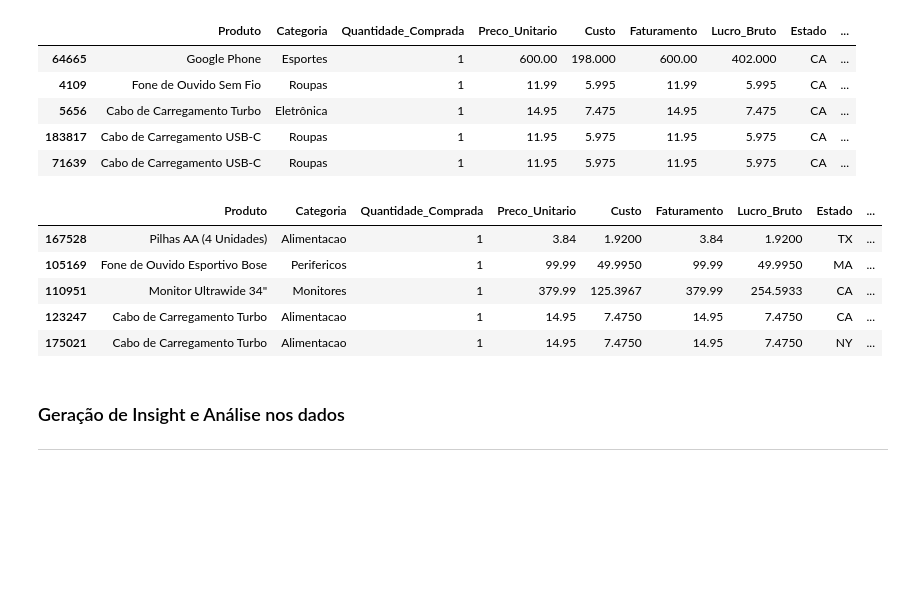
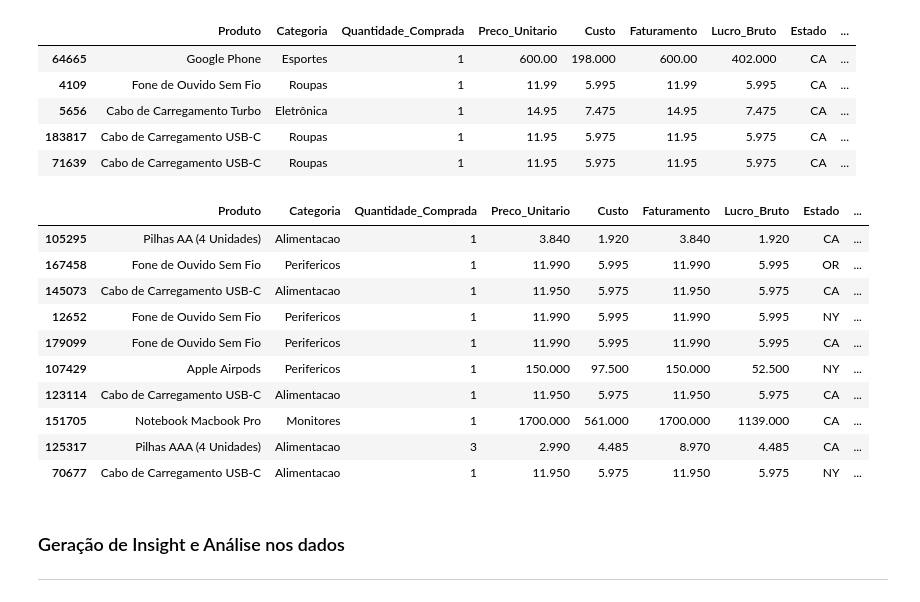
Before and after one commit to alyssonmontovanelli/analise_Previsao_Vendas_varejo, a Jupyter notebook: EDA/02_Analise_Exploratoria.ipynb, the cells around one changed output. Saved outputs shown, nothing was run; the diff lists cells and outputs as text; code cells hidden in the pictures; blank space fills up the shorter version.

```diff
--- a/EDA/02_Analise_Exploratoria.ipynb
+++ b/EDA/02_Analise_Exploratoria.ipynb
@@ -63,14 +63,19 @@ data['Categoria'] = np.where(data['Produto'].isin(map_perifericos), 'Perifericos
                     np.where(data['Produto'].isin(map_monitores), 'Monitores',
                     np.where(data['Produto'].isin(map_eletricos), 'Eletricos', 'Outros')))))
 # %%
-data.sample(5)
+data.sample(10)
 # %% [output]
 |  | Produto | Categoria | Quantidade_Comprada | Preco_Unitario | Custo | Faturamento | Lucro_Bruto | Estado | ... |
-| 167528 | Pilhas AA (4 Unidades) | Alimentacao | 1 | 3.84 | 1.9200 | 3.84 | 1.9200 | TX | ... |
-| 105169 | Fone de Ouvido Esportivo Bose | Perifericos | 1 | 99.99 | 49.9950 | 99.99 | 49.9950 | MA | ... |
-| 110951 | Monitor Ultrawide 34" | Monitores | 1 | 379.99 | 125.3967 | 379.99 | 254.5933 | CA | ... |
-| 123247 | Cabo de Carregamento Turbo | Alimentacao | 1 | 14.95 | 7.4750 | 14.95 | 7.4750 | CA | ... |
-| 175021 | Cabo de Carregamento Turbo | Alimentacao | 1 | 14.95 | 7.4750 | 14.95 | 7.4750 | NY | ... |
+| 105295 | Pilhas AA (4 Unidades) | Alimentacao | 1 | 3.840 | 1.920 | 3.840 | 1.920 | CA | ... |
+| 167458 | Fone de Ouvido Sem Fio | Perifericos | 1 | 11.990 | 5.995 | 11.990 | 5.995 | OR | ... |
+| 145073 | Cabo de Carregamento USB-C | Alimentacao | 1 | 11.950 | 5.975 | 11.950 | 5.975 | CA | ... |
+| 12652 | Fone de Ouvido Sem Fio | Perifericos | 1 | 11.990 | 5.995 | 11.990 | 5.995 | NY | ... |
+| 179099 | Fone de Ouvido Sem Fio | Perifericos | 1 | 11.990 | 5.995 | 11.990 | 5.995 | CA | ... |
+| 107429 | Apple Airpods | Perifericos | 1 | 150.000 | 97.500 | 150.000 | 52.500 | NY | ... |
+| 123114 | Cabo de Carregamento USB-C | Alimentacao | 1 | 11.950 | 5.975 | 11.950 | 5.975 | CA | ... |
+| 151705 | Notebook Macbook Pro | Monitores | 1 | 1700.000 | 561.000 | 1700.000 | 1139.000 | CA | ... |
+| 125317 | Pilhas AAA (4 Unidades) | Alimentacao | 3 | 2.990 | 4.485 | 8.970 | 4.485 | CA | ... |
+| 70677 | Cabo de Carregamento USB-C | Alimentacao | 1 | 11.950 | 5.975 | 11.950 | 5.975 | NY | ... |
 # %% [markdown]
 ### Geração de Insight e Análise nos dados
 ---------------------
```
Also changed, not shown: parts of 8 cells of this notebook, 1 other file.
